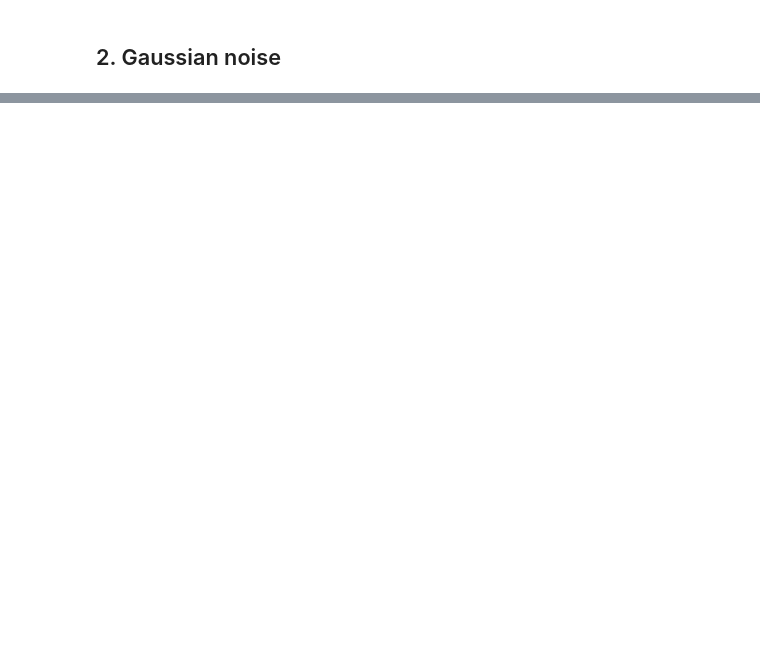
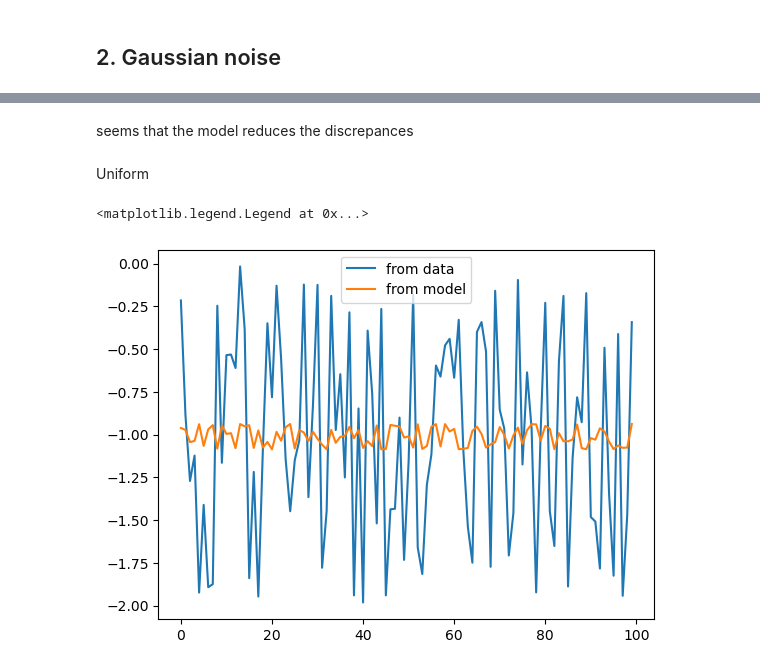
Before and after one commit to farocrown/Simreg, a Jupyter notebook: sr_try1.ipynb, the cells around one changed output, grey strips where cells are left out. Saved outputs shown, nothing was run; the diff lists cells and outputs as text; code cells hidden in the pictures; blank space fills up the shorter version.

```diff
--- a/sr_try1.ipynb
+++ b/sr_try1.ipynb
@@ -118,0 +147,2 @@ Milan, we have some problems with the gaussian noise
+# %%
+model.fit(X,u)
@@ -118,0 +170,4 @@ Milan, we have some problems with the gaussian noise
+# %%
+p_3 = model.predict(X)
+l_3 = model.latex()
+print(l_3)
@@ -118,0 +190,14 @@ Milan, we have some problems with the gaussian noise
+# %% [markdown]
+seems that the model reduces the discrepances
+# %% [markdown]
+Uniform
+# %%
+r_1 = y-u
+r_2 = p_1-p_3
+# %%
+plt.plot(r_1, label='from data')
+plt.plot(r_2, label='from model')
+plt.legend()
+# %% [output]
+<matplotlib.legend.Legend at 0x...>
+[figure, added]
```
Also changed, not shown: parts of 20 cells of this notebook.
